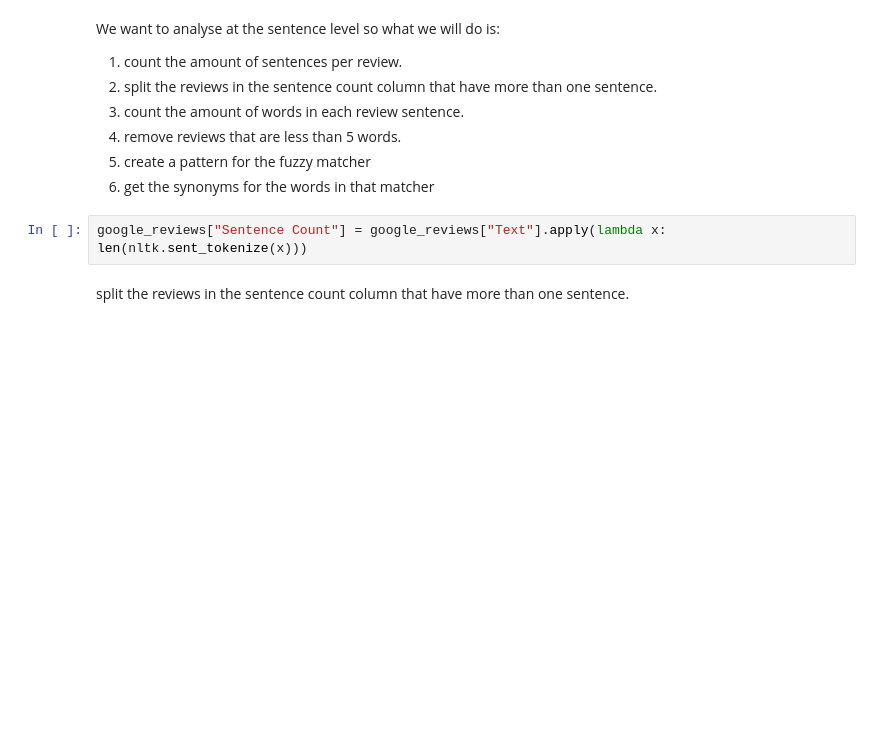
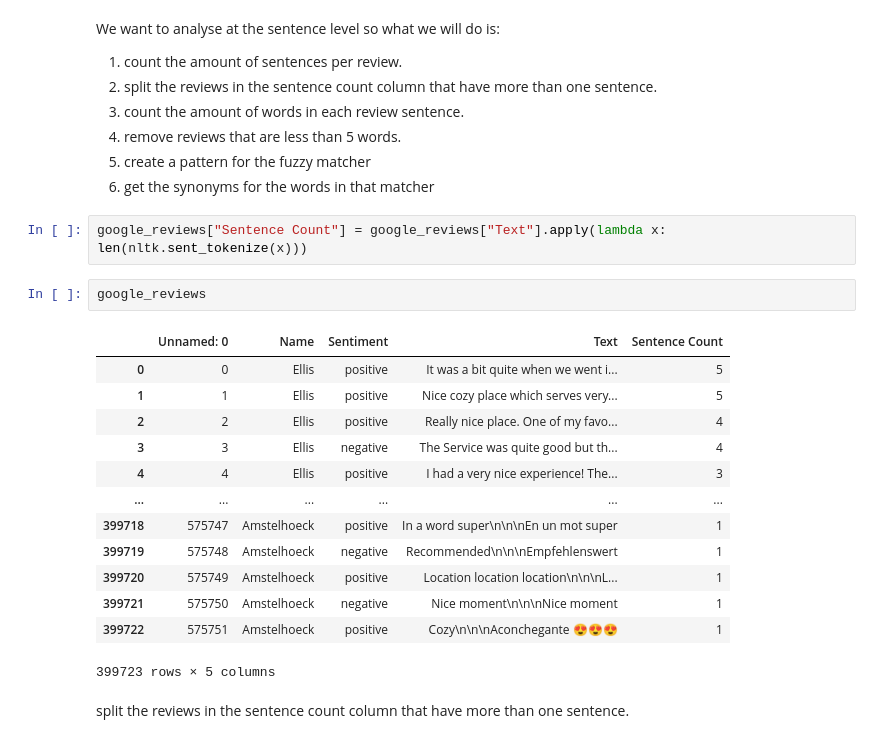
Before and after one commit to Amsterdam-Internships/Venue-Accessibility-Google-Reviews, a Jupyter notebook: notebooks/data_sampling.ipynb, the cells around one changed output. Saved outputs shown, nothing was run; the diff lists cells and outputs as text; blank space fills up the shorter version.

```diff
--- a/notebooks/data_sampling.ipynb
+++ b/notebooks/data_sampling.ipynb
@@ -24,6 +24,22 @@ We want to analyse at the sentence level so what we will do is:
 6. get the synonyms for the words in that matcher
 # %%
 google_reviews["Sentence Count"] = google_reviews["Text"].apply(lambda x: len(nltk.sent_tokenize(x)))
+# %%
+google_reviews
+# %% [output]
+|  | Unnamed: 0 | Name | Sentiment | Text | Sentence Count |
+| 0 | 0 | Ellis | positive | It was a bit quite when we went i... | 5 |
+| 1 | 1 | Ellis | positive | Nice cozy place which serves very... | 5 |
+| 2 | 2 | Ellis | positive | Really nice place. One of my favo... | 4 |
+| 3 | 3 | Ellis | negative | The Service was quite good but th... | 4 |
+| 4 | 4 | Ellis | positive | I had a very nice experience! The... | 3 |
+| ... | ... | ... | ... | ... | ... |
+| 399718 | 575747 | Amstelhoeck | positive | In a word super\n\n\nEn un mot super | 1 |
+| 399719 | 575748 | Amstelhoeck | negative | Recommended\n\n\nEmpfehlenswert | 1 |
+| 399720 | 575749 | Amstelhoeck | positive | Location location location\n\n\nL... | 1 |
+| 399721 | 575750 | Amstelhoeck | negative | Nice moment\n\n\nNice moment | 1 |
+| 399722 | 575751 | Amstelhoeck | positive | Cozy\n\n\nAconchegante 😍😍😍 | 1 |
+399723 rows × 5 columns
 # %% [markdown]
 split the reviews in the sentence count column that have more than one sentence.
 # %%
```
Also changed, not shown: parts of 43 cells of this notebook, 22 other files.
